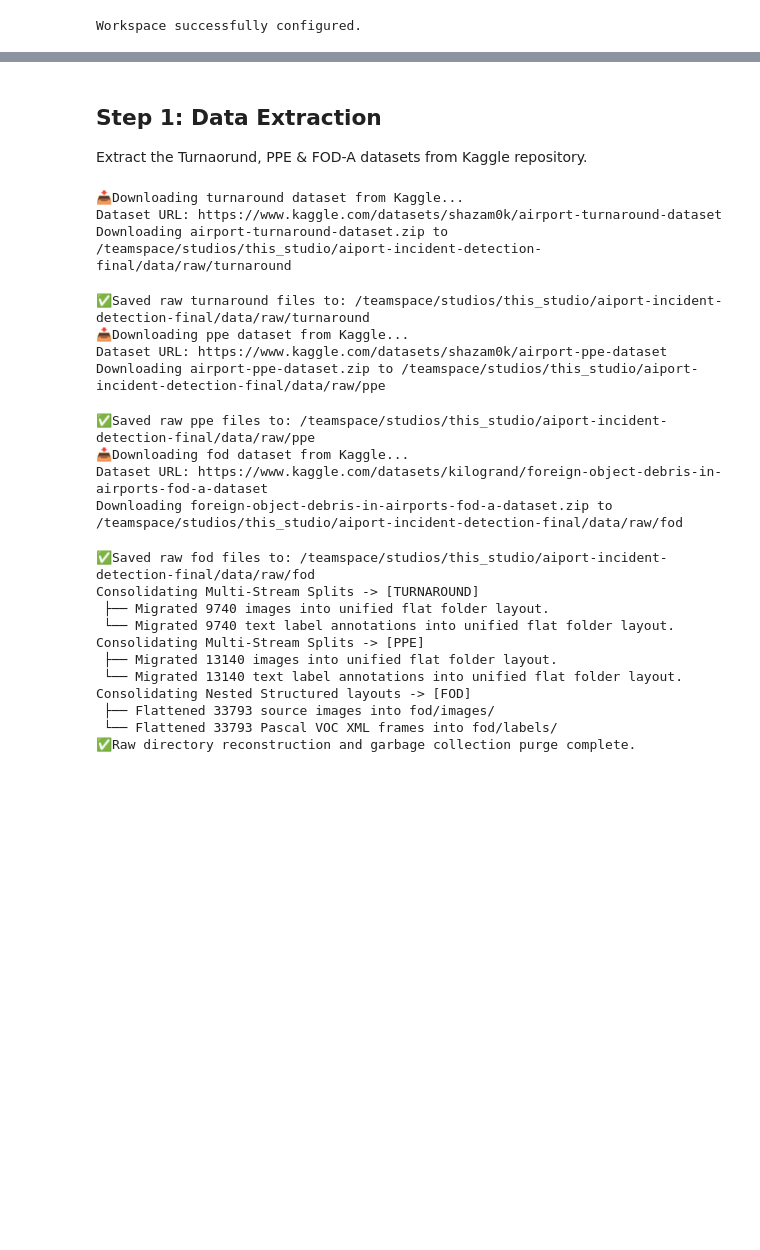
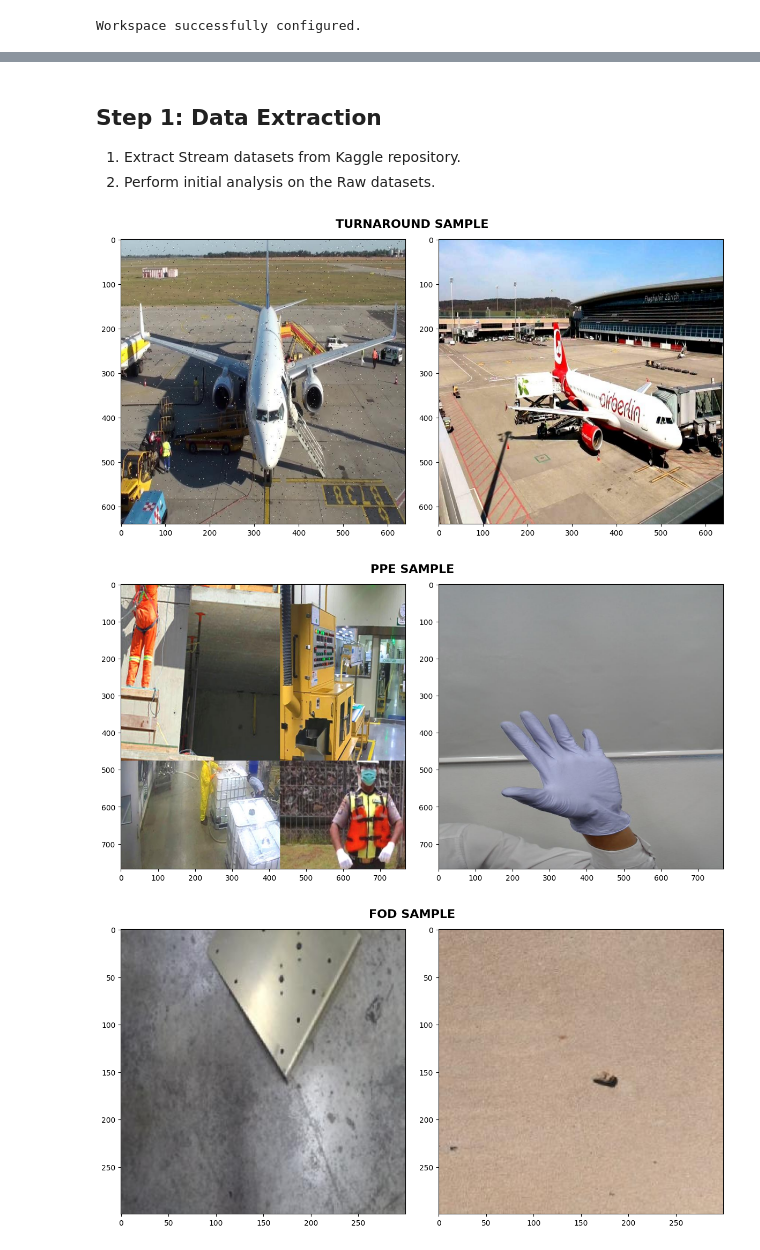
Before and after one commit to shazam-25/airport-incident-detection-final, a Jupyter notebook: notebooks/01-data_preparation.ipynb, the cells around one changed output, grey strips where cells are left out. Saved outputs shown, nothing was run; the diff lists cells and outputs as text; code cells hidden in the pictures; blank space fills up the shorter version.

Commit message:
Raw dataset analysis

```diff
--- a/notebooks/01-data_preparation.ipynb
+++ b/notebooks/01-data_preparation.ipynb
@@ -46,30 +50,31 @@ from src.data.extractor import KaggleDatasetExtractor
 # %% [markdown]
 ## Step 1: Data Extraction
-<p>Extract the Turnaorund, PPE & FOD-A datasets from Kaggle repository.</p>
+1. Extract Stream datasets from Kaggle repository.
+2. Perform initial analysis on the Raw datasets.
 # %%
-extractor = KaggleDatasetExtractor(download_root=RAW_DIR)
-extractor.download_all()
-extractor.reconstruct_all()
+# ===========================
+# Extract Stream datasets
+# ===========================
+# extractor = KaggleDatasetExtractor(download_root=RAW_DIR)
+# extractor.download_all()
+# extractor.reconstruct_all()
-# %% [output]
-📥Downloading turnaround dataset from Kaggle...
-Dataset URL: https://www.kaggle.com/datasets/shazam0k/airport-turnaround-dataset
-Downloading airport-turnaround-dataset.zip to /teamspace/studios/this_studio/aiport-incident-detection-final/data/raw/turnaround
-✅Saved raw turnaround files to: /teamspace/studios/this_studio/aiport-incident-detection-final/data/raw/turnaround
-📥Downloading ppe dataset from Kaggle...
-Dataset URL: https://www.kaggle.com/datasets/shazam0k/airport-ppe-dataset
-Downloading airport-ppe-dataset.zip to /teamspace/studios/this_studio/aiport-incident-detection-final/data/raw/ppe
-✅Saved raw ppe files to: /teamspace/studios/this_studio/aiport-incident-detection-final/data/raw/ppe
-📥Downloading fod dataset from Kaggle...
-Dataset URL: https://www.kaggle.com/datasets/kilogrand/foreign-object-debris-in-airports-fod-a-dataset
-Downloading foreign-object-debris-in-airports-fod-a-dataset.zip to /teamspace/studios/this_studio/aiport-incident-detection-final/data/raw/fod
-✅Saved raw fod files to: /teamspace/studios/this_studio/aiport-incident-detection-final/data/raw/fod
-Consolidating Multi-Stream Splits -> [TURNAROUND]
- ├── Migrated 9740 images into unified flat folder layout.
- └── Migrated 9740 text label annotations into unified flat folder layout.
-Consolidating Multi-Stream Splits -> [PPE]
- ├── Migrated 13140 images into unified flat folder layout.
- └── Migrated 13140 text label annotations into unified flat folder layout.
-Consolidating Nested Structured layouts -> [FOD]
- ├── Flattened 33793 source images into fod/images/
- └── Flattened 33793 Pascal VOC XML frames into fod/labels/
-✅Raw directory reconstruction and garbage collection purge complete.
+# %%
+# ============================
+# Sample Images of the Stream
+# ============================
+for task in ["turnaround", "ppe", "fod"]:
+    folder_path = os.path.join(RAW_DIR, task, "images")
+    images = [f for f in os.listdir(folder_path) if f.lower().endswith(('.png', '.jpg', '.jpeg'))]
+    selected = random.sample(images, min(len(images), 2))
+    fig, axes = plt.subplots(1, 2, figsize=(12, 6))
+    for i, img_name in enumerate(selected):
+        img = cv2.imread(os.path.join(folder_path, img_name))
+        img_rgb = cv2.cvtColor(img, cv2.COLOR_BGR2RGB)
+        axes[i].imshow(img_rgb)
+    plt.suptitle(f"{task.upper()} SAMPLE", fontweight="bold", fontsize=16)
+    plt.tight_layout()
+    plt.show()
+# %% [output]
+[figure, added]
+[figure, added]
+[figure, added]
```
Also changed, not shown: parts of 5 cells of this notebook, 4 other files.
